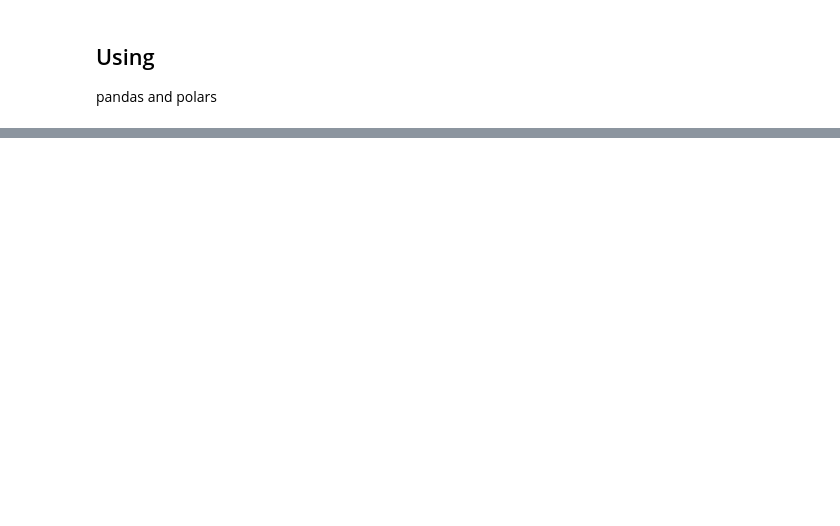
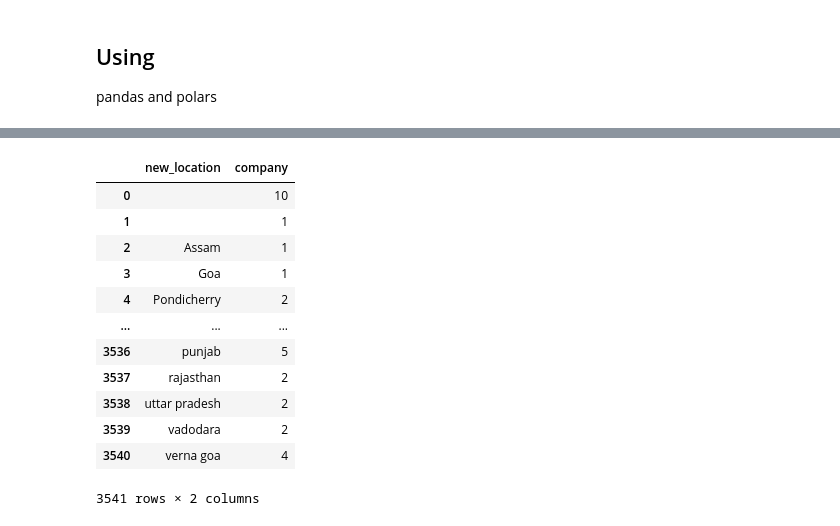
Before and after one commit to ChandrashekharRobbi/Excel-and-Pandas, a Jupyter notebook: Notebook 1.ipynb, the cells around one changed output, grey strips where cells are left out. Drawn from its saved outputs; the diff is of its cells as text; code cells hidden in the pictures; blank space fills up the shorter version.

```diff
--- a/Notebook 1.ipynb
+++ b/Notebook 1.ipynb
@@ -149,0 +146,18 @@ Object `.explode()` not found.
+# %%
+df['new_location'] = df['location'].str.split(",").explode('new_location')
+# %%
+df.groupby('new_location',dropna=True).count()['company'].reset_index()
+# %% [output]
+|  | new_location | company |
+| 0 |  | 10 |
+| 1 |  | 1 |
+| 2 | Assam | 1 |
+| 3 | Goa | 1 |
+| 4 | Pondicherry | 2 |
+| ... | ... | ... |
+| 3536 | punjab | 5 |
+| 3537 | rajasthan | 2 |
+| 3538 | uttar pradesh | 2 |
+| 3539 | vadodara | 2 |
+| 3540 | verna goa | 4 |
+3541 rows × 2 columns
```
Also changed, not shown: parts of 13 cells of this notebook.
